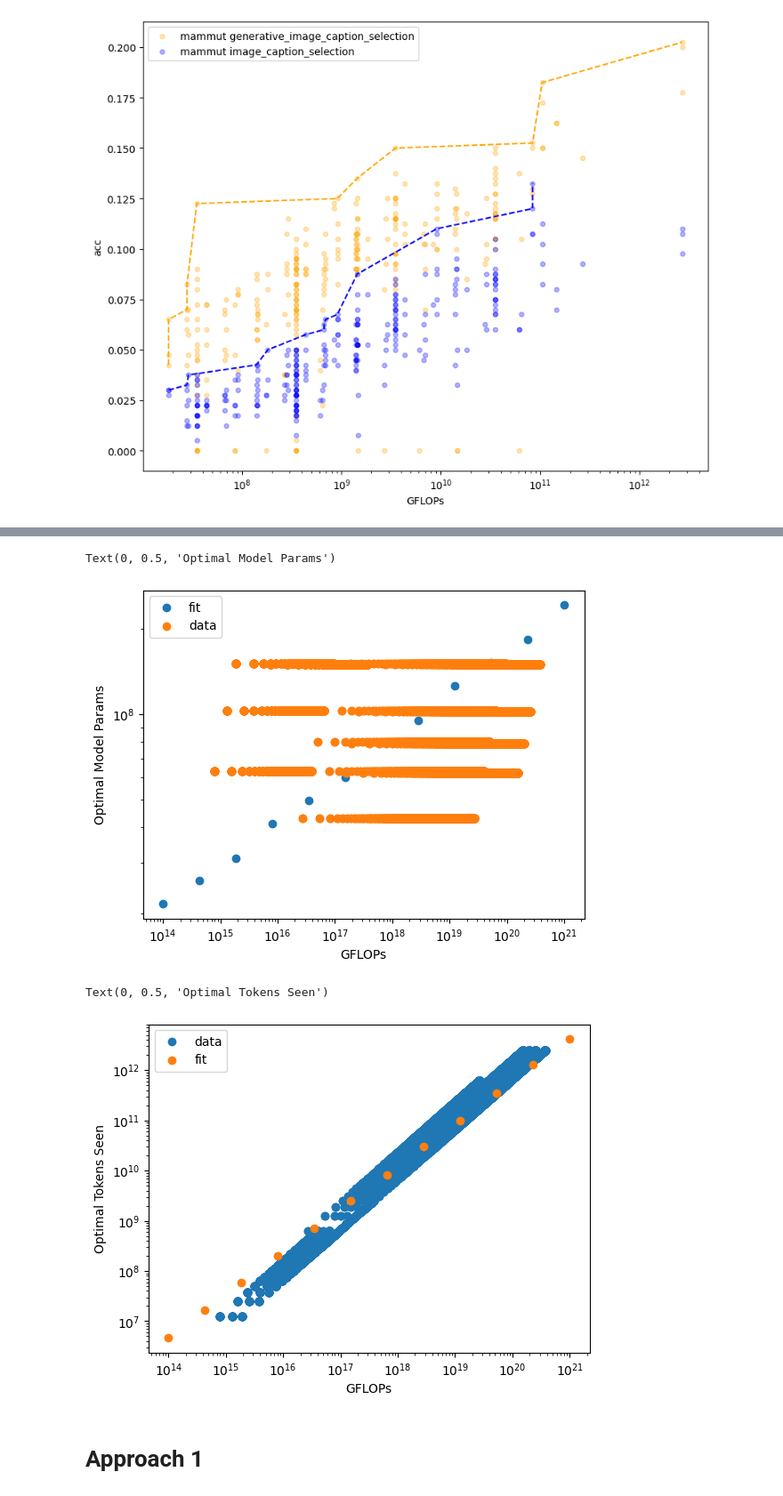
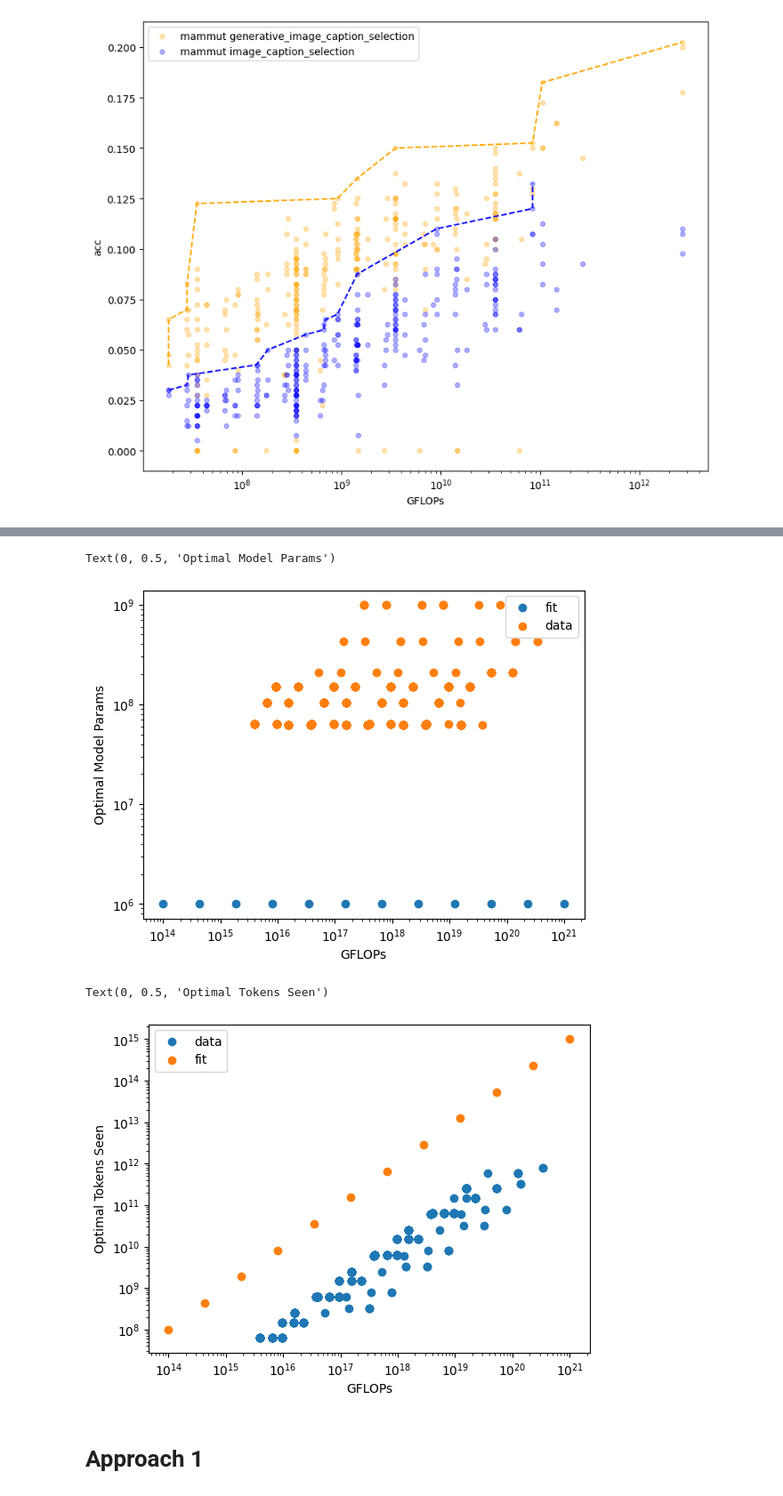
Before and after one commit to SLAMPAI/open_clip_scaling, a Jupyter notebook: results.ipynb, the cells around one changed output, grey strips where cells are left out. Shown at 89% size. Cells and saved outputs as stored; diff of their text form; code cells hidden in the pictures.

```diff
--- a/results.ipynb
+++ b/results.ipynb
@@ -1104,5 +1091,5 @@ def curve_fit_chinchilla_cma(xdata, ydata, nb_iterations=1000, nb_restarts=10):
 # %%
-scheduler = "const"
+scheduler = "cosine"
 ds, metric = "imagenet1k", "acc1"
 #ds, metric = "winoground", "text_acc"
 #ds, metric = "winoground", "image_acc"
@@ -1116,9 +1103,10 @@ if scheduler != "const":
     d = d[d.epoch==d.total_epochs]
 d = d[d.downstream_dataset==ds]
 d = d[d.namespace.isin(["clip"])]
-d = d[d.task.isin(["zeroshot_classification"])]
+#d = d[d.task.isin(["generative_zeroshot_classification"])]
 d = d[d.lr_scheduler==scheduler]
 d = d.sort_values(by="gflops")
+print(len(d))
 M_flops = ((d["model"].apply(lambda m:model_profile.loc[m].gflops).values) * 10**9)
 M_params = ((d["model"].apply(lambda m:model_profile.loc[m].mparams).values) * 10**6)
 M_context_length = (d.model.apply(lambda m:  (224//get_patch_size(m))**2  )).values
@@ -1180,7 +1193,7 @@ gs = []
 ns = []
 for gflops in gflops_grid:
     cc = CC[CC.gflops == gflops]
-    idx = cc.pred.argmin()
+    idx = cc.err.argmin()
     gs.append(gflops)
     ns.append(cc.iloc[idx].N)
 plt.scatter(gs, ns, label="fit")
@@ -1194,28 +1207,28 @@ plt.xlabel("GFLOPs")
 plt.ylabel("Optimal Model Params")
 # %% [output]
 Text(0, 0.5, 'Optimal Model Params')
-[figure, old version]
+[figure, new version]
 # %%
 gs = []
 ds = []
 for gflops in gflops_grid:
     cc = CC[CC.gflops == gflops]
-    idx = cc.pred.argmin()
+    idx = cc.err.argmin()
     gs.append(gflops)
     ds.append(cc.iloc[idx].D)
 
 #pred_n = np.power(  ((alpha * A * np.power(gflops_grid, beta)) / (B * beta)), 1/(alpha+beta) )
 #plt.scatter(gflops_grid, pred_n, c="red")
 plt.xscale('log')
 plt.yscale('log')
 plt.scatter(G, D, label="data")
 plt.scatter(gs, ds, label="fit")
 plt.legend()
 plt.xlabel("GFLOPs")
 plt.ylabel("Optimal Tokens Seen")
 # %% [output]
 Text(0, 0.5, 'Optimal Tokens Seen')
-[figure, old version]
+[figure, new version]
 # %% [markdown]
 # Approach 1
 # %%
```
Also changed, not shown: parts of 17 cells of this notebook, 2 other files.
